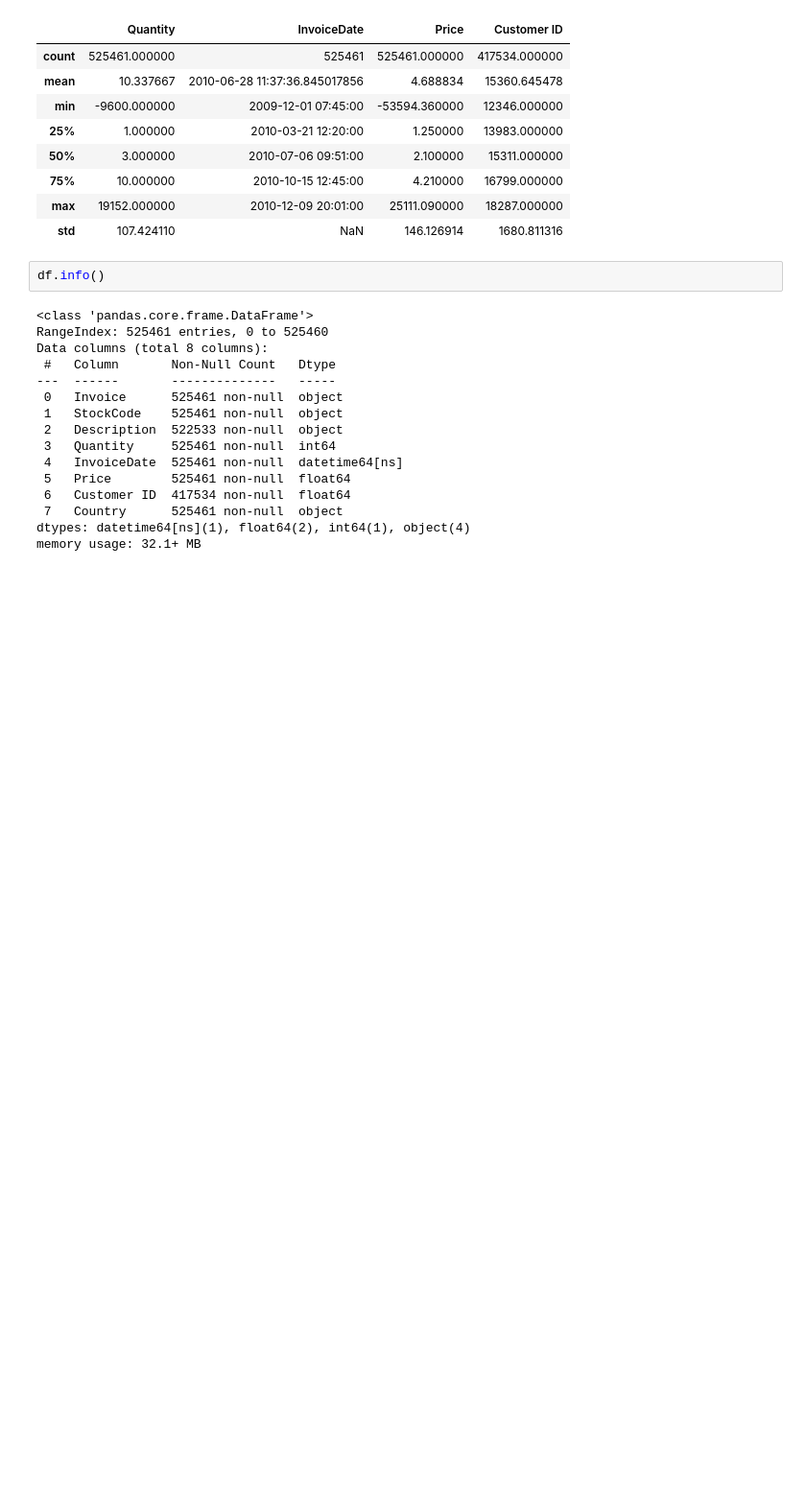
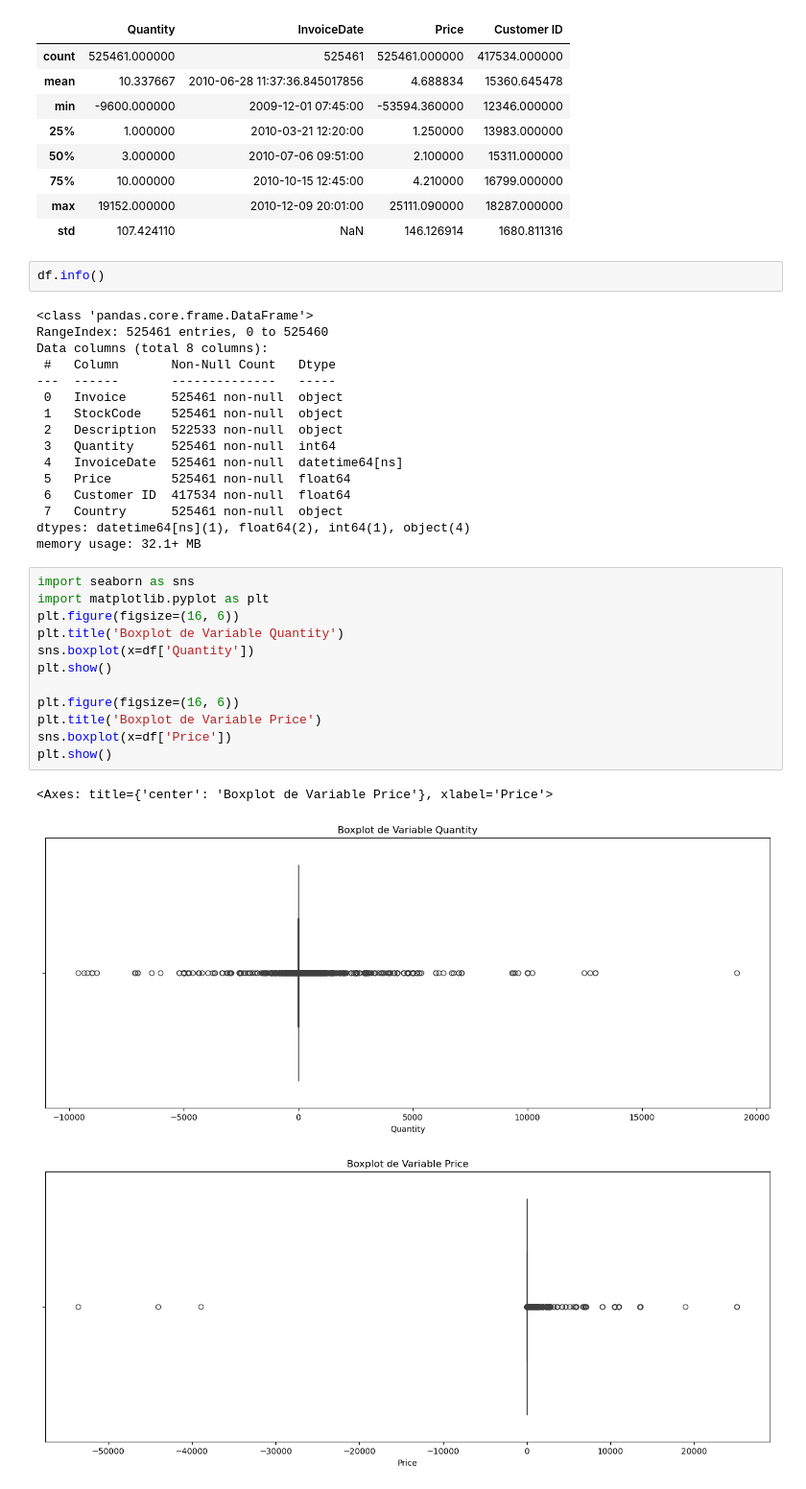
Before and after one commit to DaLeedev/CLTV_PROJECT, a Jupyter notebook: notebooks/Exploracion Inicial.ipynb, the cells around one changed output. Shown at 96% size. Saved outputs shown, nothing was run; the diff lists cells and outputs as text; blank space fills up the shorter version.

Commit message:
feat: Graficos de distribucion para variables numericas operables

```diff
--- a/notebooks/Exploracion Inicial.ipynb
+++ b/notebooks/Exploracion Inicial.ipynb
@@ -75,3 +75,19 @@ Data columns (total 8 columns):
  7   Country      525461 non-null  object
 dtypes: datetime64[ns](1), float64(2), int64(1), object(4)
 memory usage: 32.1+ MB
+# %%
+import seaborn as sns
+import matplotlib.pyplot as plt
+plt.figure(figsize=(16, 6))
+plt.title('Boxplot de Variable Quantity')
+sns.boxplot(x=df['Quantity'])
+plt.show()
+
+plt.figure(figsize=(16, 6))
+plt.title('Boxplot de Variable Price')
+sns.boxplot(x=df['Price'])
+plt.show()
+# %% [output]
+<Axes: title={'center': 'Boxplot de Variable Price'}, xlabel='Price'>
+[figure, added]
+[figure, added]
```
Also changed, not shown: parts of 2 cells of this notebook.
